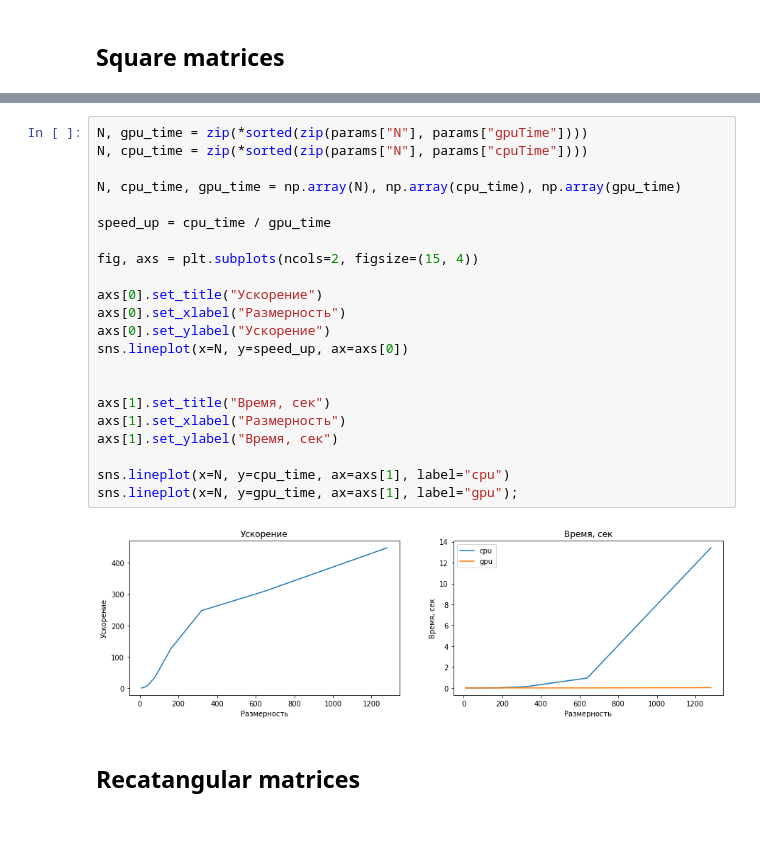
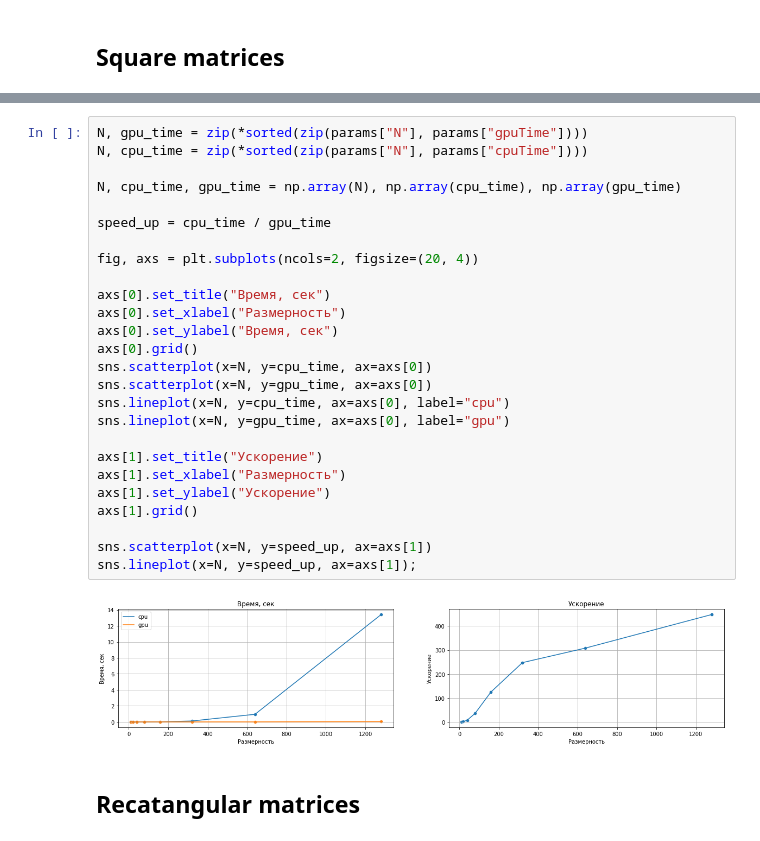
Before and after one commit to Anteii/HPC-Labs, a Jupyter notebook: lab1/lab1.ipynb, the cells around one changed output, grey strips where cells are left out. Cells and saved outputs as stored; diff of their text form.

```diff
--- a/lab1/lab1.ipynb
+++ b/lab1/lab1.ipynb
@@ -362,26 +366,30 @@ for i in range(expNum):
 # %%
 N, gpu_time = zip(*sorted(zip(params["N"], params["gpuTime"])))
 N, cpu_time = zip(*sorted(zip(params["N"], params["cpuTime"])))
 
 N, cpu_time, gpu_time = np.array(N), np.array(cpu_time), np.array(gpu_time)
 
 speed_up = cpu_time / gpu_time
 
-fig, axs = plt.subplots(ncols=2, figsize=(15, 4))
+fig, axs = plt.subplots(ncols=2, figsize=(20, 4))
 
-axs[0].set_title("Ускорение")
+axs[0].set_title("Время, сек")
 axs[0].set_xlabel("Размерность")
-axs[0].set_ylabel("Ускорение")
-sns.lineplot(x=N, y=speed_up, ax=axs[0])
+axs[0].set_ylabel("Время, сек")
+axs[0].grid()
+sns.scatterplot(x=N, y=cpu_time, ax=axs[0])
+sns.scatterplot(x=N, y=gpu_time, ax=axs[0])
+sns.lineplot(x=N, y=cpu_time, ax=axs[0], label="cpu")
+sns.lineplot(x=N, y=gpu_time, ax=axs[0], label="gpu")
 
+axs[1].set_title("Ускорение")
+axs[1].set_xlabel("Размерность")
+axs[1].set_ylabel("Ускорение")
+axs[1].grid()
 
-axs[1].set_title("Время, сек")
-axs[1].set_xlabel("Размерность")
-axs[1].set_ylabel("Время, сек")
-
-sns.lineplot(x=N, y=cpu_time, ax=axs[1], label="cpu")
-sns.lineplot(x=N, y=gpu_time, ax=axs[1], label="gpu");
+sns.scatterplot(x=N, y=speed_up, ax=axs[1])
+sns.lineplot(x=N, y=speed_up, ax=axs[1]);
 # %% [output]
-[figure, old version]
+[figure, new version]
 # %% [markdown]
 ## Recatangular matrices
```
Also changed, not shown: parts of 13 cells of this notebook.
